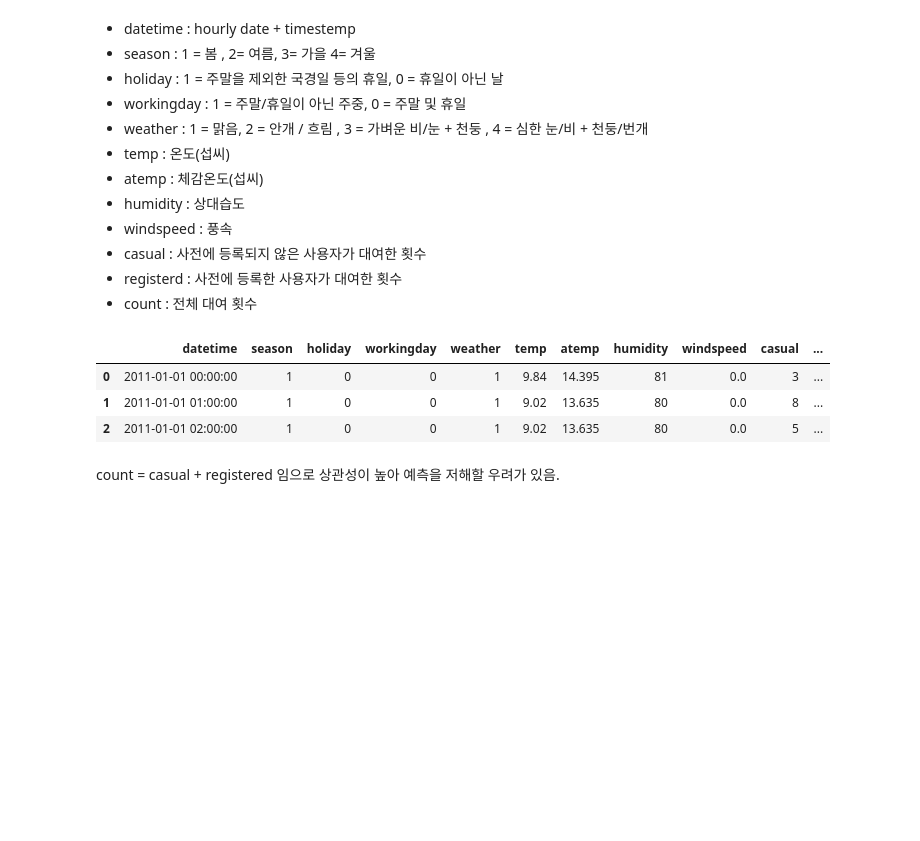
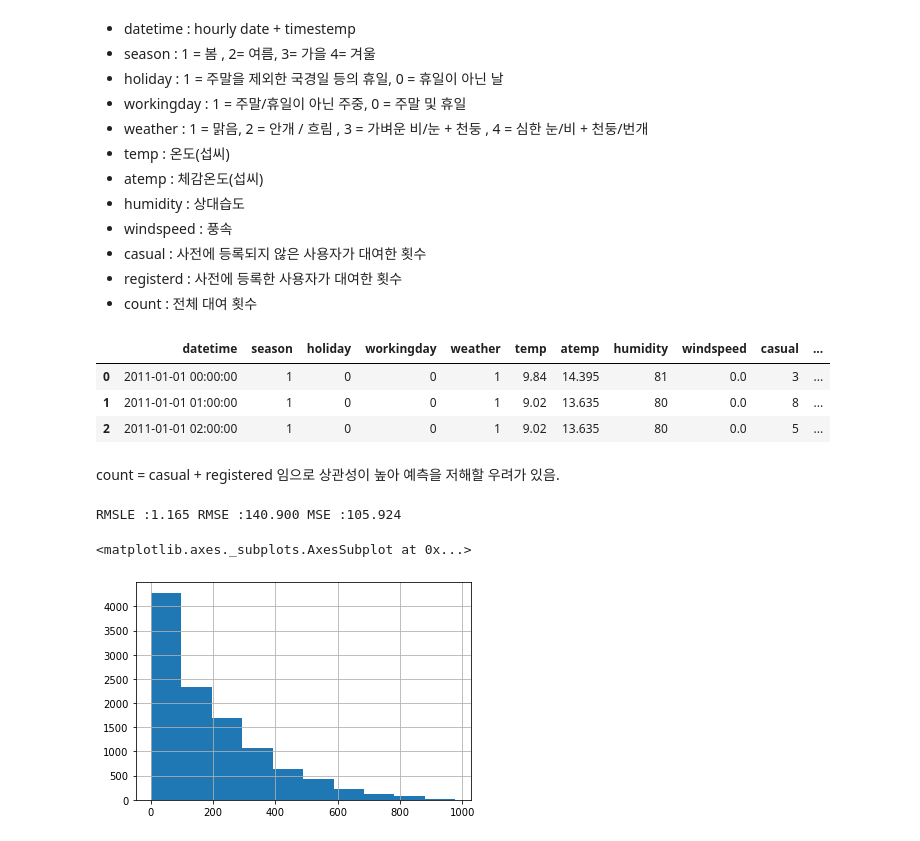
Before and after one commit to imji0319/new_python, a Jupyter notebook: DS_Series/DS_ML_guide/bikeDemand.ipynb, the cells around one changed output. Saved outputs shown, nothing was run; the diff lists cells and outputs as text; code cells hidden in the pictures; blank space fills up the shorter version.

Commit message:
bike

```diff
--- a/DS_Series/DS_ML_guide/bikeDemand.ipynb
+++ b/DS_Series/DS_ML_guide/bikeDemand.ipynb
@@ -101,0 +105,3 @@ def evaluate_regr(y, pred) :
+# %%
+y_target = bike['count']
+x_features = bike.drop(['count'], axis = 1)
@@ -101,0 +110,13 @@ def evaluate_regr(y, pred) :
+# %%
+lr_reg =LinearRegression()
+lr_reg.fit(X_train, y_train)
+pred = lr_reg.predict(X_test)
+
+evaluate_regr(y_test, pred)
+# %% [output]
+RMSLE :1.165 RMSE :140.900 MSE :105.924
+# %%
+y_target.hist()
+# %% [output]
+<matplotlib.axes._subplots.AxesSubplot at 0x...>
+[figure, added]
```
Also changed, not shown: parts of 15 cells of this notebook.
